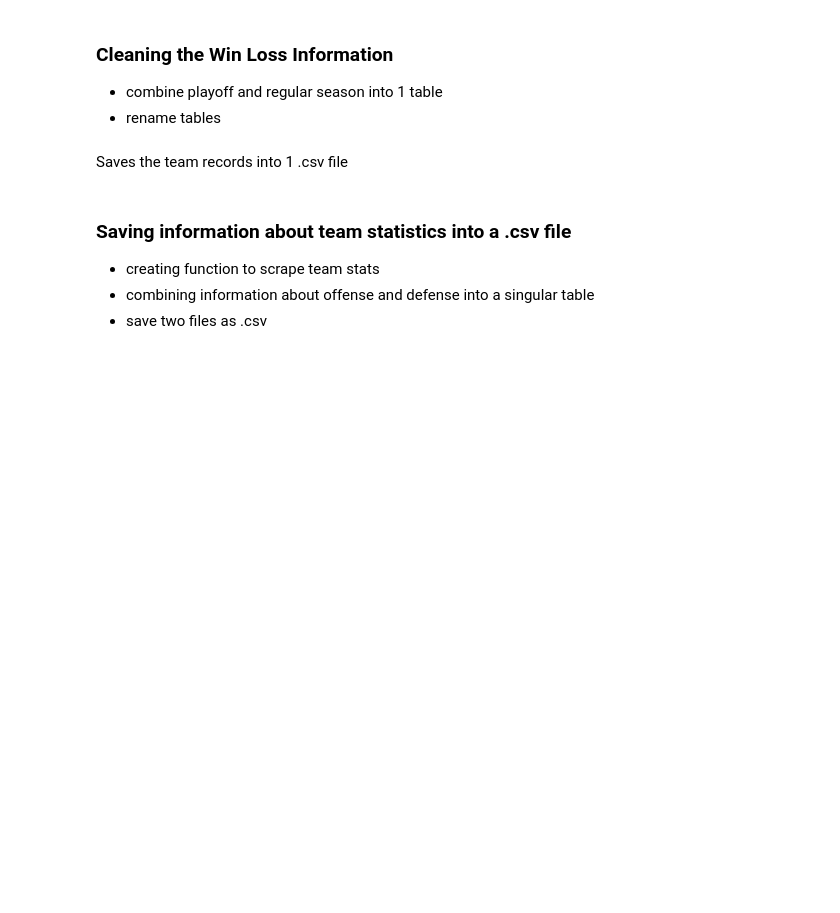
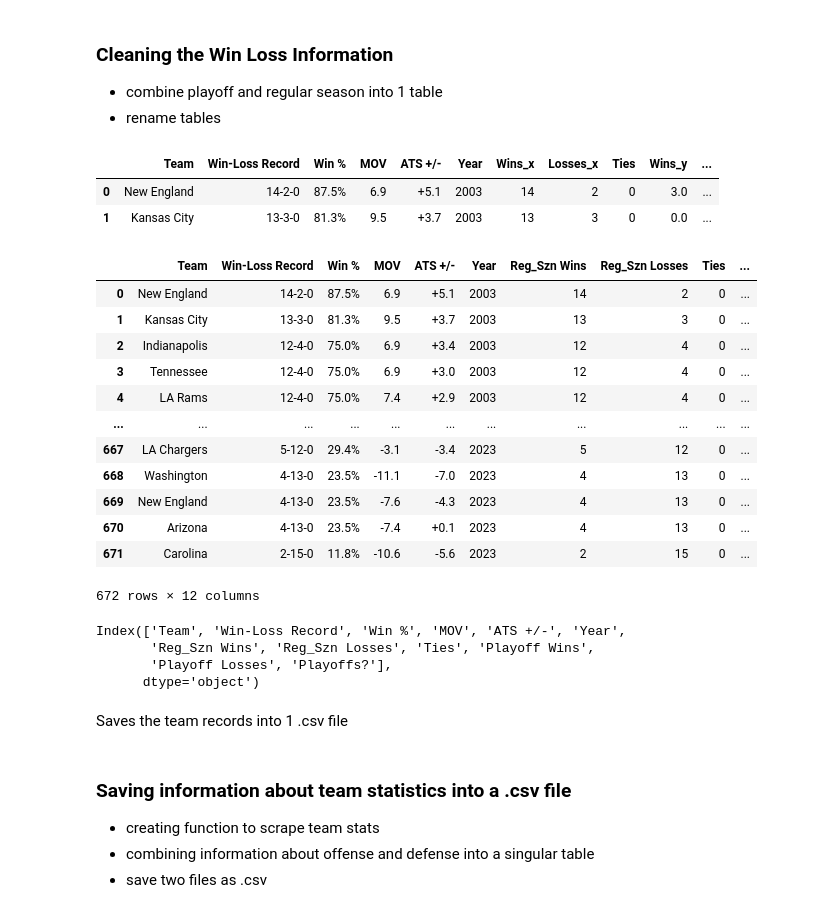
Before and after one commit to rajc90/NFL_TEAM_DATA, a Jupyter notebook: NFL_Data_Scraper.ipynb, the cells around one changed output. Saved outputs shown, nothing was run; the diff lists cells and outputs as text; code cells hidden in the pictures; blank space fills up the shorter version.

```diff
--- a/NFL_Data_Scraper.ipynb
+++ b/NFL_Data_Scraper.ipynb
@@ -59,6 +59,41 @@ team_records = regular_seasonn_win_loss.merge(playoff_win_loss, how='left', on=[
 
 team_records = team_records.fillna(0)
 team_records["Playoffs?"] = pd.to_numeric(team_records["Wins_y"]) + pd.to_numeric(team_records["Losses_y"]) > 0
+# %%
+team_records.head(2)
+# %% [output]
+|  | Team | Win-Loss Record | Win % | MOV | ATS +/- | Year | Wins_x | Losses_x | Ties | Wins_y | ... |
+| 0 | New England | 14-2-0 | 87.5% | 6.9 | +5.1 | 2003 | 14 | 2 | 0 | 3.0 | ... |
+| 1 | Kansas City | 13-3-0 | 81.3% | 9.5 | +3.7 | 2003 | 13 | 3 | 0 | 0.0 | ... |
+# %%
+new_columns = {}
+for column in team_records.columns:
+    if column.endswith('_x'):
+        new_columns[column] = f"Reg_Szn_{column.replace('_x', '')}"
+    elif column.endswith('_y'):
+        new_columns[column] = f"Playoff_{column.replace('_y', '')}"
+team_records.rename(columns = new_columns, inplace=True)
+# %% [output]
+|  | Team | Win-Loss Record | Win % | MOV | ATS +/- | Year | Reg_Szn Wins | Reg_Szn Losses | Ties | ... |
+| 0 | New England | 14-2-0 | 87.5% | 6.9 | +5.1 | 2003 | 14 | 2 | 0 | ... |
+| 1 | Kansas City | 13-3-0 | 81.3% | 9.5 | +3.7 | 2003 | 13 | 3 | 0 | ... |
+| 2 | Indianapolis | 12-4-0 | 75.0% | 6.9 | +3.4 | 2003 | 12 | 4 | 0 | ... |
+| 3 | Tennessee | 12-4-0 | 75.0% | 6.9 | +3.0 | 2003 | 12 | 4 | 0 | ... |
+| 4 | LA Rams | 12-4-0 | 75.0% | 7.4 | +2.9 | 2003 | 12 | 4 | 0 | ... |
+| ... | ... | ... | ... | ... | ... | ... | ... | ... | ... | ... |
+| 667 | LA Chargers | 5-12-0 | 29.4% | -3.1 | -3.4 | 2023 | 5 | 12 | 0 | ... |
+| 668 | Washington | 4-13-0 | 23.5% | -11.1 | -7.0 | 2023 | 4 | 13 | 0 | ... |
+| 669 | New England | 4-13-0 | 23.5% | -7.6 | -4.3 | 2023 | 4 | 13 | 0 | ... |
+| 670 | Arizona | 4-13-0 | 23.5% | -7.4 | +0.1 | 2023 | 4 | 13 | 0 | ... |
+| 671 | Carolina | 2-15-0 | 11.8% | -10.6 | -5.6 | 2023 | 2 | 15 | 0 | ... |
+672 rows × 12 columns
+# %%
+team_records.columns
+# %% [output]
+Index(['Team', 'Win-Loss Record', 'Win %', 'MOV', 'ATS +/-', 'Year',
+       'Reg_Szn Wins', 'Reg_Szn Losses', 'Ties', 'Playoff Wins',
+       'Playoff Losses', 'Playoffs?'],
+      dtype='object')
 # %% [markdown]
 Saves the team records into 1 .csv file
 # %%
```
Also changed, not shown: parts of 4 cells of this notebook, 2 other files.
